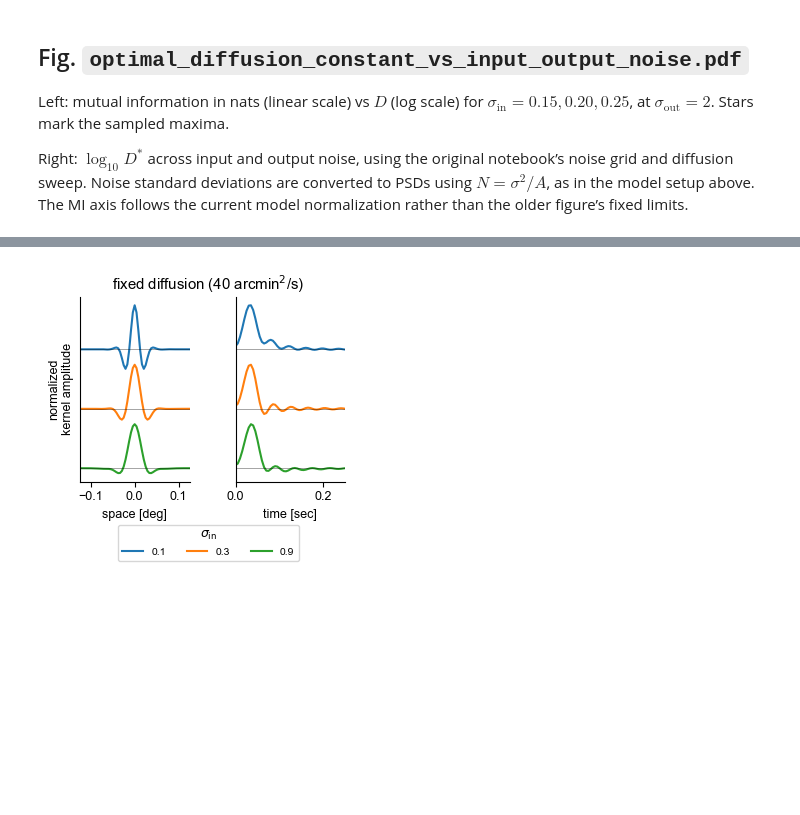
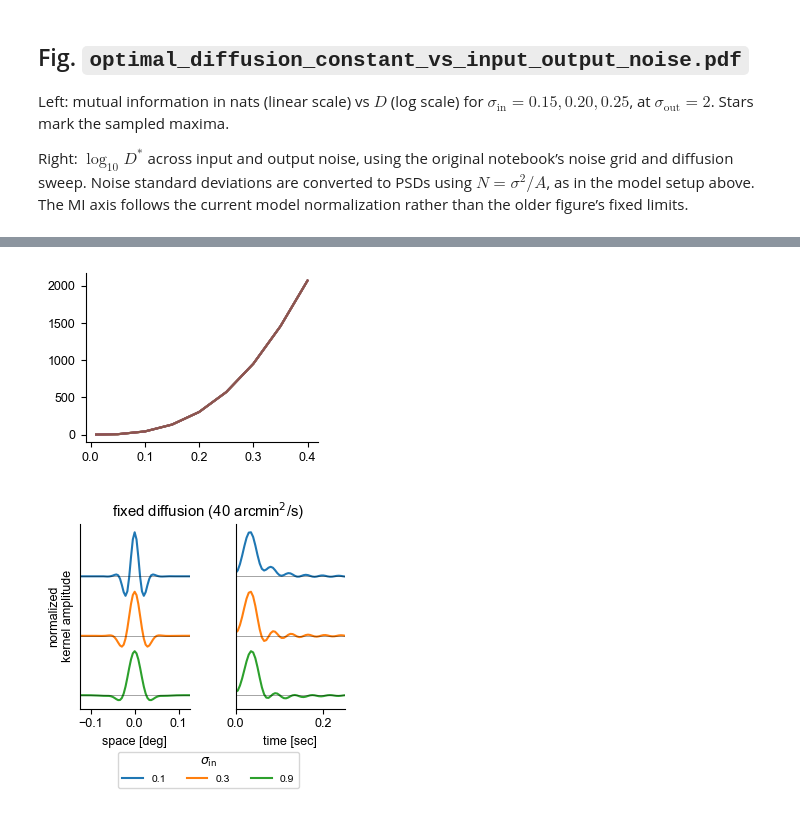
Before and after one commit to Yates-Lab/efficient-coding-drift-spectrum, a Jupyter notebook: scripts/moving_retina_paper_figures.ipynb, the cells around one changed output, grey strips where cells are left out. Saved outputs shown, nothing was run; the diff lists cells and outputs as text; code cells hidden in the pictures; blank space fills up the shorter version.

```diff
--- a/scripts/moving_retina_paper_figures.ipynb
+++ b/scripts/moving_retina_paper_figures.ipynb
@@ -917,3 +917,9 @@ plt.show()
+# %%
+fig,ax = plt.subplots()
+for i in range(D_opt_arr.T.shape[0]):
+    ax.plot(sigma_ins_sweep,D_opt_arr.T[0,:])
+# %% [output]
+[figure, added]
 # %%
 ## increase the input noise but keep everythign else fixed
 max_time = 0.25
```
Also changed, not shown: parts of 3 cells of this notebook, 3 other files.
